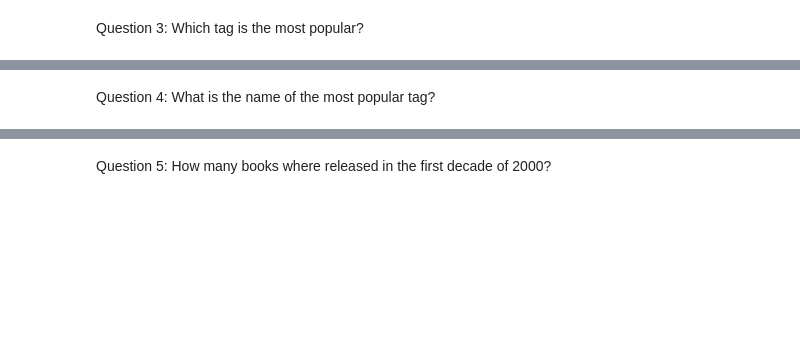
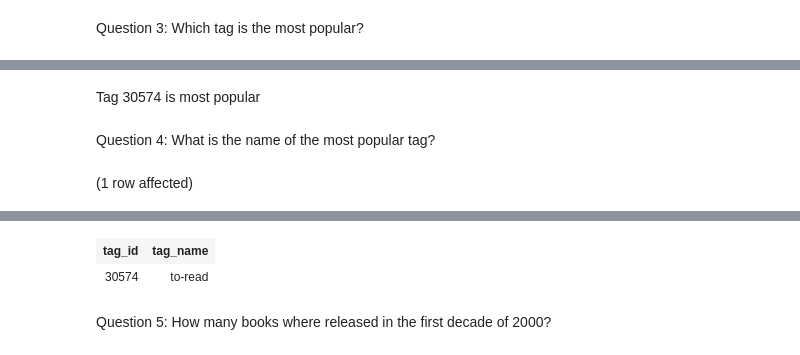
Before and after one commit to vnmjaing/SQL-Part-1-Studio, a Jupyter notebook: SQL-Part-1-Studio.ipynb, the cells around one changed output, grey strips where cells are left out. Cells and saved outputs as stored; diff of their text form; code cells hidden in the pictures; blank space fills up the shorter version.

```diff
--- a/SQL-Part-1-Studio.ipynb
+++ b/SQL-Part-1-Studio.ipynb
@@ -30,4 +71,10 @@ Question 3: Which tag is the most popular?
+# %% [markdown]
+Tag 30574 is most popular
 # %% [markdown]
 Question 4: What is the name of the most popular tag?
 # %%
 -- return name of most popular tag
+select * from BooksDB.dbo.tags
+where tag_id = 30574
+# %% [output]
+(1 row affected)
@@ -34,3 +82,5 @@ Question 4: What is the name of the most popular tag?
+| tag_id | tag_name |
+| 30574 | to-read |
 # %% [markdown]
 Question 5: How many books where released in the first decade of 2000?
 # %%
```
Also changed, not shown: parts of 19 cells of this notebook.
